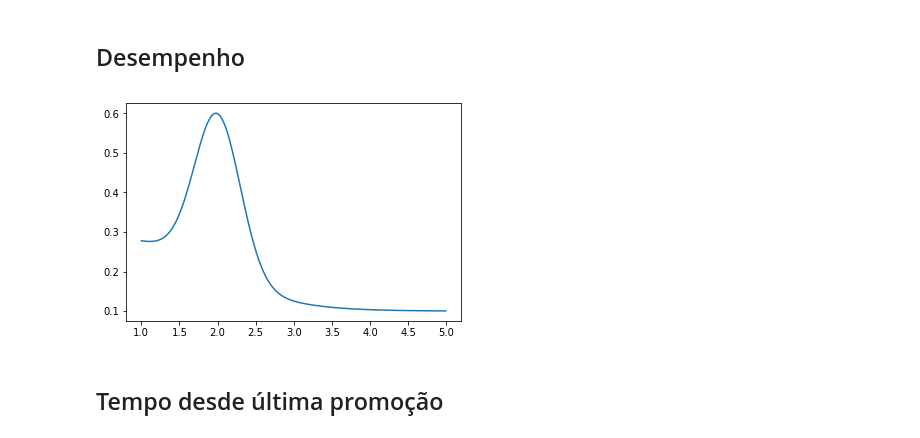
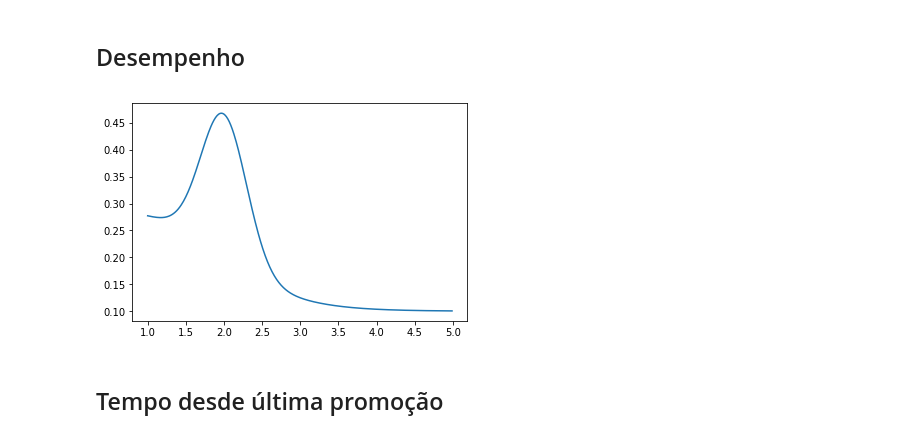
Before and after one commit to kiq005/AM-Demissao, a Jupyter notebook: Funções Base.ipynb, the cells around one changed output. Saved outputs shown, nothing was run; the diff lists cells and outputs as text; code cells hidden in the pictures.

```diff
--- a/Funções Base.ipynb
+++ b/Funções Base.ipynb
@@ -64,13 +64,13 @@ def gauss(x, s, m):
     return (1/(s*np.sqrt(2*math.pi)))*math.e**-((x-m)**2/(2*s**2))
 # %%
 x_des = np.arange(1, 5, .01)
-y_des = sigmoid(x_des, 0.3, -2, 2, 0.1)+.3*gauss(x_des,0.3,2)
+y_des = sigmoid(x_des, 0.3, -2, 2, 0.1)+.2*gauss(x_des,0.3,2)
 #y_des = gauss(x_des, .3, 2)
 #y_des = logistica(x_des, .3, -2, 2, .1)
 plt.plot(x_des, y_des)
 plt.show()
 # %% [output]
-[figure, old version]
+[figure, new version]
 # %% [markdown]
 ## Tempo desde última promoção
 # %%
```
